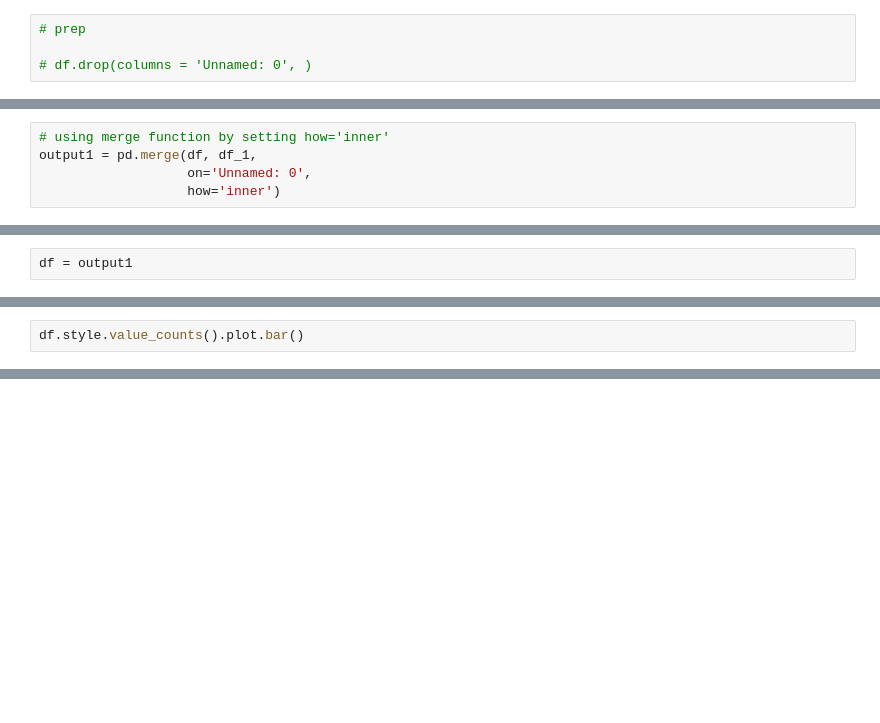
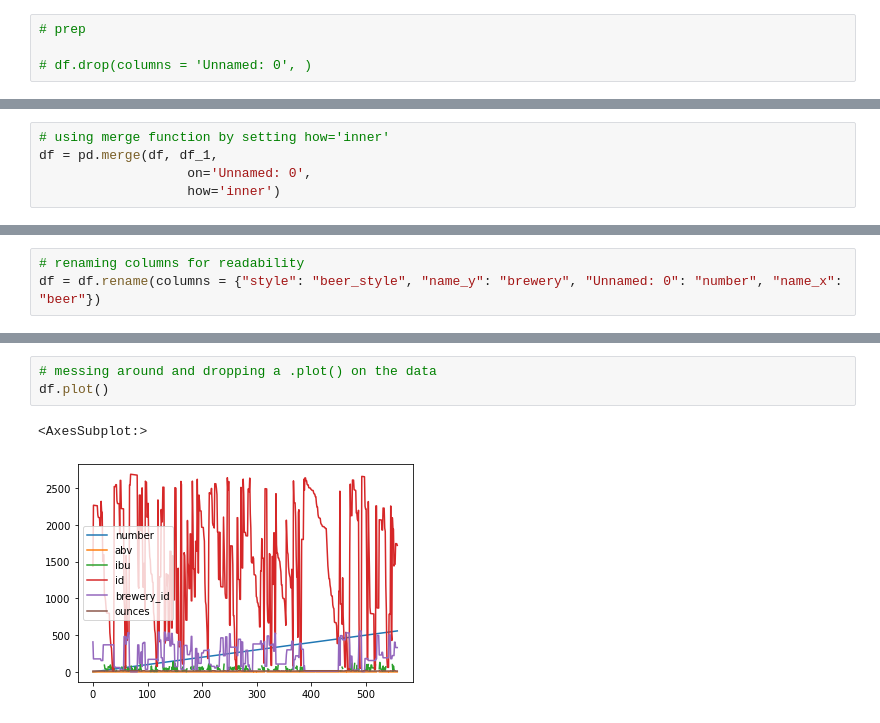
Before and after one commit to jamesallen0351/craft_beer, a Jupyter notebook: craft_beer_scratch.ipynb, the cells around one changed output, grey strips where cells are left out. Drawn from its saved outputs; the diff is of its cells as text; blank space fills up the shorter version.

Commit message:
update columns on df and initial plots

```diff
--- a/craft_beer_scratch.ipynb
+++ b/craft_beer_scratch.ipynb
@@ -81,6 +82,6 @@ df_1.head()
 | 4 | 4 | Fort Point Beer Company | San Francisco | CA |
 # %%
 # using merge function by setting how='inner'
-output1 = pd.merge(df, df_1,
+df = pd.merge(df, df_1,
                    on='Unnamed: 0',
                    how='inner')
@@ -96,3 +88 @@ output1.head()
-# %%
-df = output1
 # %%
@@ -159,2 +140,3 @@ df.describe()
 # %%
-df.style.value_counts().plot.bar()
+# renaming columns for readability
+df = df.rename(columns = {"style": "beer_style", "name_y": "brewery", "Unnamed: 0": "number", "name_x": "beer"})
@@ -162,0 +152,6 @@ AttributeError: 'Styler' object has no attribute 'value_counts'
+# %%
+# messing around and dropping a .plot() on the data
+df.plot()
+# %% [output]
+<AxesSubplot:>
+[figure, added]
```
Also changed, not shown: parts of 17 cells of this notebook.
